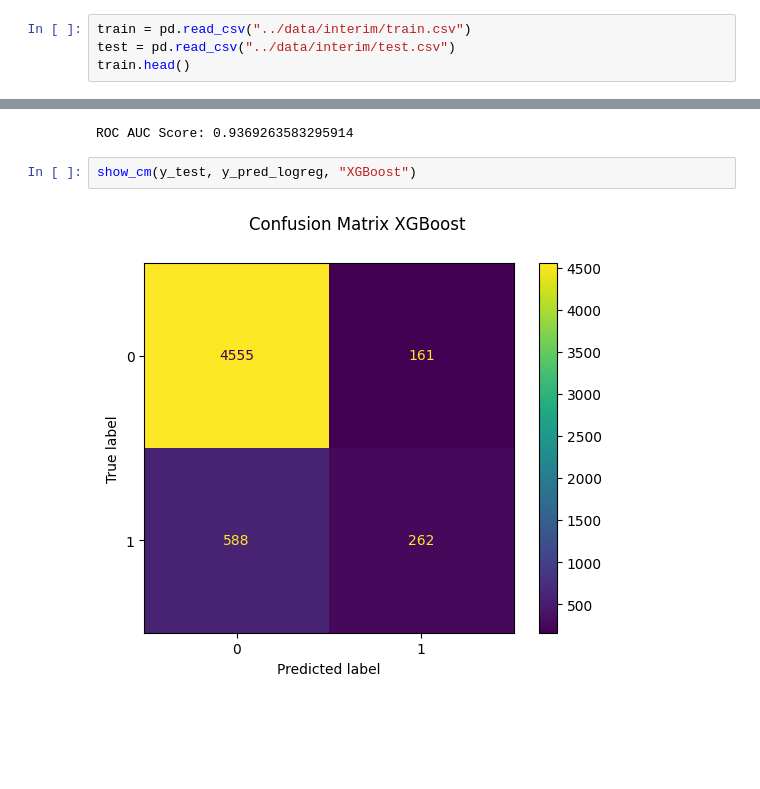
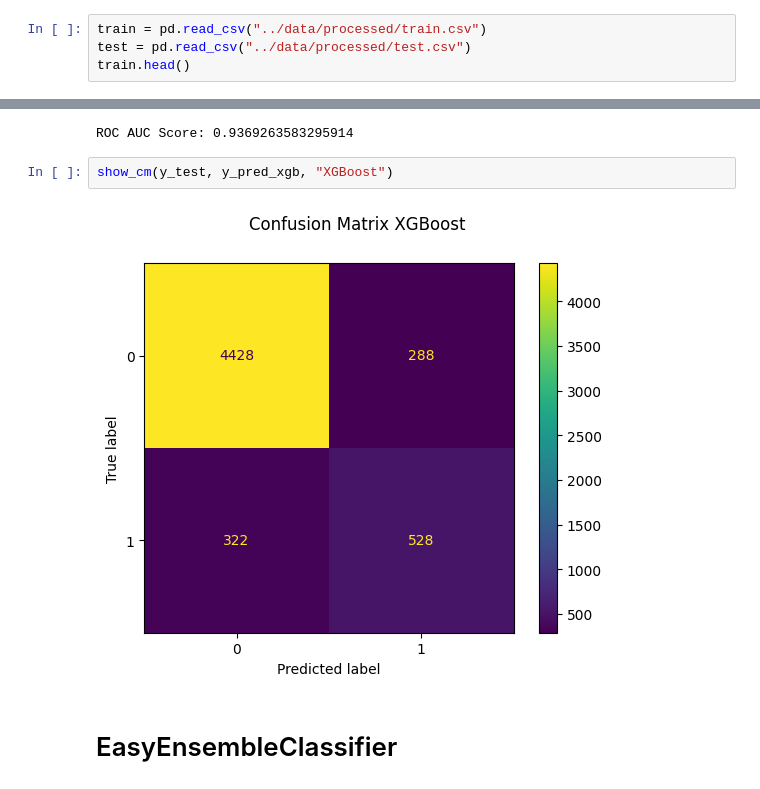
Before and after one commit to FrienDotJava/bpjs-hospital-readmission, a Jupyter notebook: notebooks/05_baseline_models.ipynb, the cells around one changed output, grey strips where cells are left out. Cells and saved outputs as stored; diff of their text form; blank space fills up the shorter version.

```diff
--- a/notebooks/05_baseline_models.ipynb
+++ b/notebooks/05_baseline_models.ipynb
@@ -8,7 +9,7 @@ from sklearn.neighbors import KNeighborsClassifier
 import matplotlib.pyplot as plt
 # %%
-train = pd.read_csv("../data/interim/train.csv")
-test = pd.read_csv("../data/interim/test.csv")
+train = pd.read_csv("../data/processed/train.csv")
+test = pd.read_csv("../data/processed/test.csv")
 train.head()
 # %% [output]
 |  | peserta.STD(fkrtl.lama_hari_kunju... | peserta.SUM(fkrtl.jml_kunjungan_f... | jml_kunjungan_fkrtl | status_pulang_peserta | ... |
@@ -133,6 +134,8 @@ print("ROC AUC Score:",roc_auc_score(y_test, probs_xgb))
 # %% [output]
 ROC AUC Score: 0.9369263583295914
 # %%
-show_cm(y_test, y_pred_logreg, "XGBoost")
+show_cm(y_test, y_pred_xgb, "XGBoost")
 # %% [output]
-[figure, old version]
+[figure, new version]
+# %% [markdown]
+# EasyEnsembleClassifier
```
Also changed, not shown: parts of 8 cells of this notebook, 6 other files.
